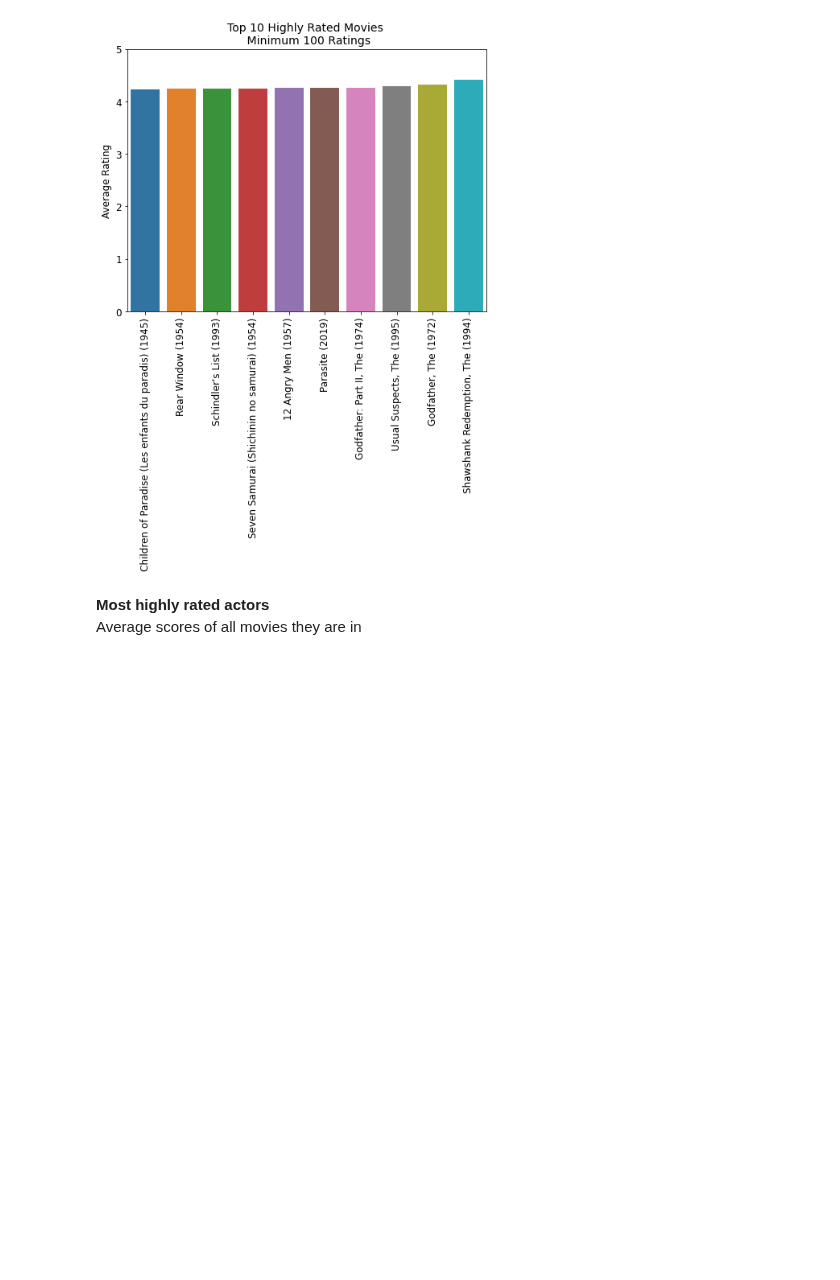
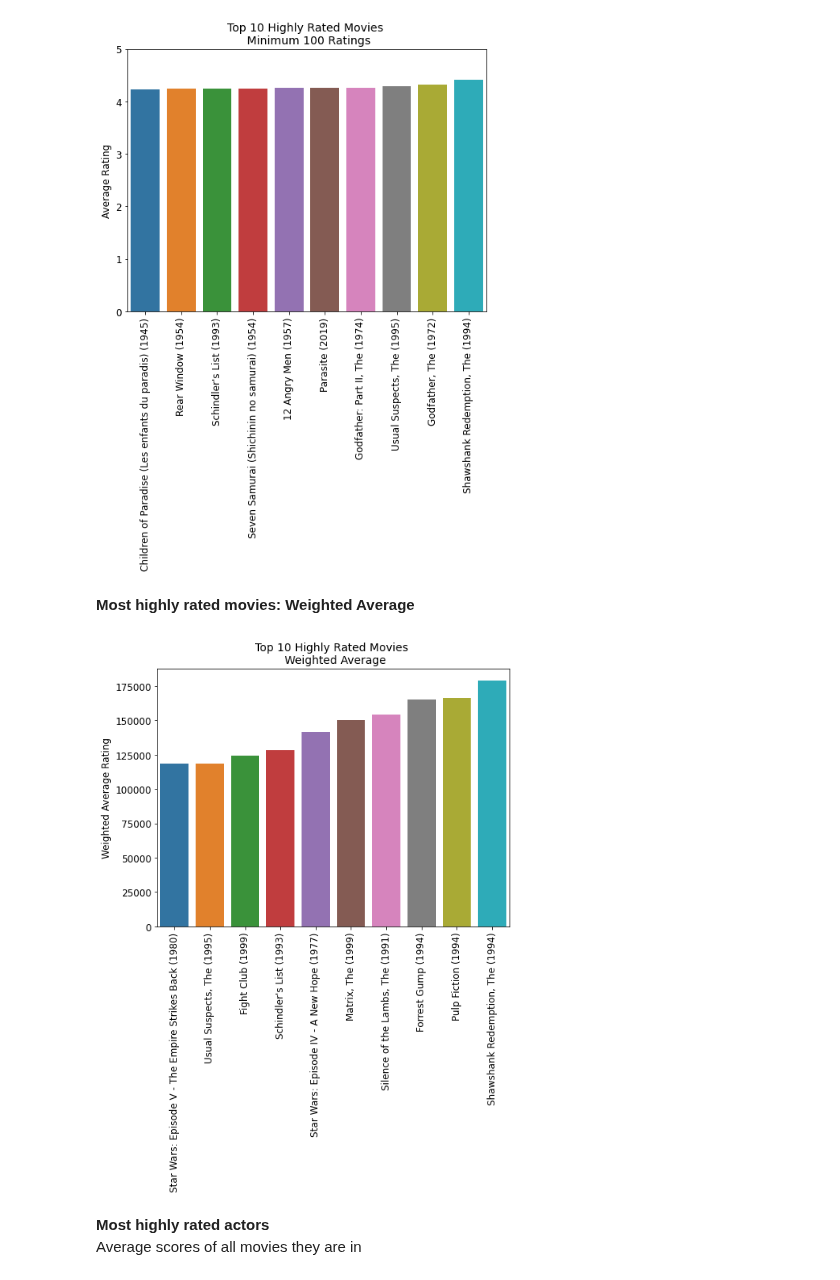
Before and after one commit to GovindBhala/DS5500-Movie-Recommendation-System, a Jupyter notebook: recommendation data exploration.ipynb, the cells around one changed output. Saved outputs shown, nothing was run; the diff lists cells and outputs as text; code cells hidden in the pictures; blank space fills up the shorter version.

Commit message:
add top weighted average ratings graph

```diff
--- a/recommendation data exploration.ipynb
+++ b/recommendation data exploration.ipynb
@@ -403,14 +403,26 @@ _Save df for non-user recommendations: number of ratings and average ratings_
 movie_ratings.to_parquet('movies_ratings.parq', engine = 'fastparquet', compression = 'GZIP')
 # %%
 # exclude if fewer than 100 ratings
-movie_ratings = movie_ratings[movie_ratings.cnt >= 100]
+movie_ratings_100 = movie_ratings[movie_ratings.cnt >= 100]
 
 # plot
-ax = barplot(movie_ratings.tail(10), 'title_eng', 'avg', 'Top 10 Highly Rated Movies \n Minimum 100 Ratings', 'Average Rating')
+ax = barplot(movie_ratings_100.tail(10), 'title_eng', 'avg',
+             'Top 10 Highly Rated Movies \n Minimum 100 Ratings', 'Average Rating')
 ax.set_ylim(0,5)
 # %% [output]
 (0.0, 5.0)
 [figure]
+# %% [markdown]
+__Most highly rated movies: Weighted Average__
+# %%
+movie_ratings['weighted_avg'] = movie_ratings.avg * movie_ratings.cnt
+movie_ratings = movie_ratings.sort_values('weighted_avg')
+# %%
+# plot
+ax = barplot(movie_ratings.tail(10), 'title_eng', 'weighted_avg', 'Top 10 Highly Rated Movies \n Weighted Average',
+             'Weighted Average Rating')
+# %% [output]
+[figure, added]
 # %% [markdown]
 __Most highly rated actors__
 Average scores of all movies they are in
```
Also changed, not shown: parts of 2 cells of this notebook.
